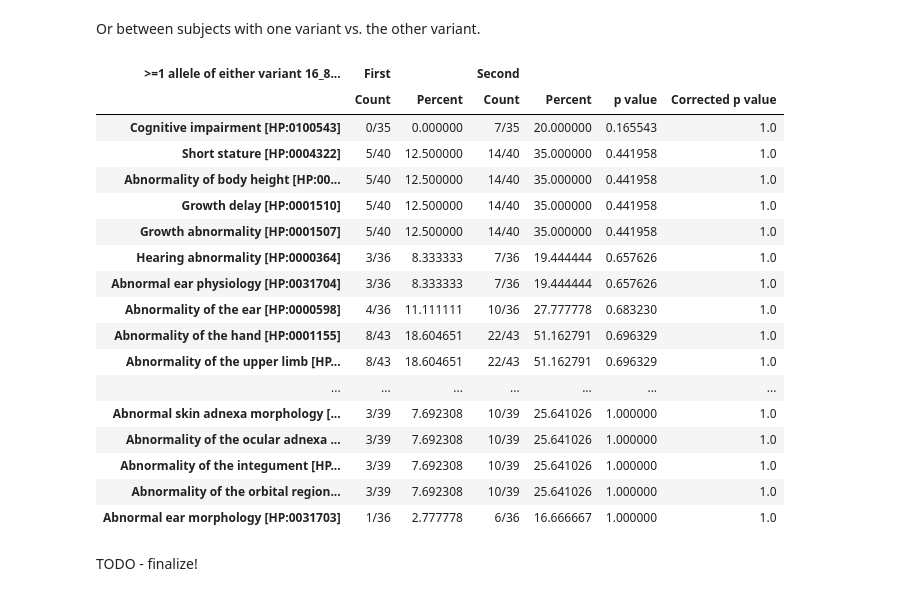
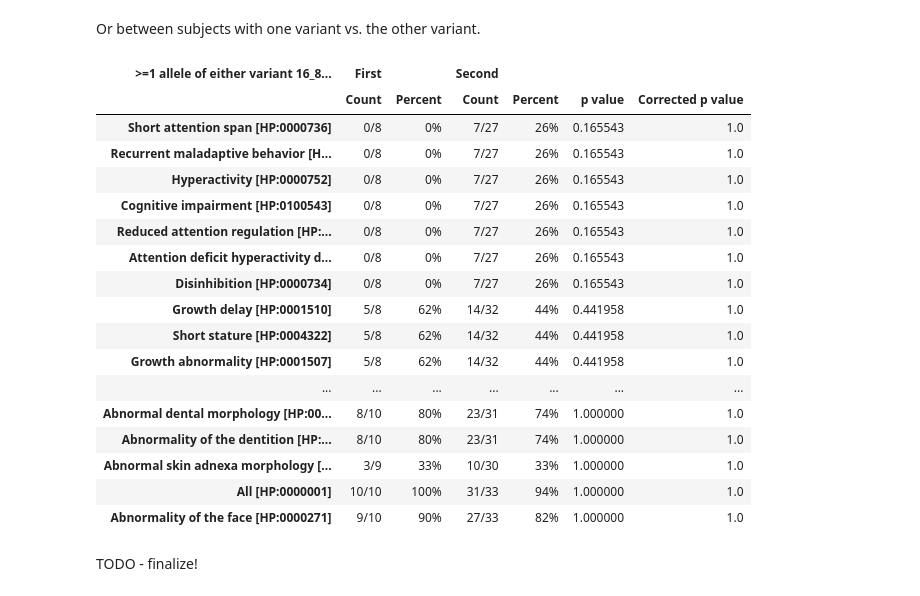
Before and after one commit to monarch-initiative/gpsea, a Jupyter notebook: notebooks/KBG/KBG.ipynb, the cells around one changed output. Drawn from its saved outputs; the diff is of its cells as text; code cells hidden in the pictures.

```diff
--- a/notebooks/KBG/KBG.ipynb
+++ b/notebooks/KBG/KBG.ipynb
@@ -19,5 +19,6 @@ We use HPO `v2023-10-09` release for this analysis.
 # %%
 import hpotk
 
-fpath_hpo = 'https://github.com/obophenotype/human-phenotype-ontology/releases/download/v2023-10-09/hp.json'
-hpo = hpotk.load_minimal_ontology(fpath_hpo)
+store = hpotk.configure_ontology_store()
+hpo = store.load_minimal_hpo(release='v2023-10-09')
+print(f'Loaded HPO v{hpo.version}')
@@ -29,6 +32,6 @@ We will load phenopacket JSON files located in `phenopackets` folder that is nex
 from genophenocorr.preprocessing import configure_caching_cohort_creator, load_phenopacket_folder
 
 fpath_phenopackets = 'phenopackets'
-cohort_creator = configure_caching_cohort_creator(hpo, cache_dir='temp_cache')
+cohort_creator = configure_caching_cohort_creator(hpo, timeout=20)
 cohort = load_phenopacket_folder(fpath_phenopackets, cohort_creator)
 # %% [output]
@@ -116,13 +119,12 @@ Use the entry in the "Key" column to investigate whether specific variants displ
 ## Configure the analysis
 # %%
 from genophenocorr.analysis import configure_cohort_analysis, CohortAnalysisConfiguration
-from genophenocorr.analysis.predicate import BooleanPredicate, GroupingPredicate
+from genophenocorr.analysis.predicate import PatientCategories
 
-analysis_config = CohortAnalysisConfiguration.builder()\
-    .missing_implies_excluded(True)\
-    .pval_correction('fdr_bh')\
-    .min_perc_patients_w_hpo(0.1)\
-    .build()
+analysis_config = CohortAnalysisConfiguration()
+analysis_config.missing_implies_excluded = True
+analysis_config.pval_correction = 'fdr_bh'
+analysis_config.min_perc_patients_w_hpo = 0.1
 analysis = configure_cohort_analysis(cohort, hpo, config=analysis_config)
 # %% [markdown]
 Test for presence of genotype-phenotype correlations between frameshift variants vs. others.
@@ -178,25 +180,25 @@ var_single.summarize(hpo, BooleanPredicate.YES)
 Or between subjects with one variant vs. the other variant.
 # %%
 var_double = analysis.compare_by_variant_keys('16_89284129_89284134_CTTTTT_C', '16_89284634_89284639_GTGTTT_G')
-var_double.summarize(hpo, BooleanPredicate.YES)
+var_double.summarize(hpo, PatientCategories.YES)
 # %% [output]
 | >=1 allele of either variant 16_8... | First |  | Second |  |  |  |
 |  | Count | Percent | Count | Percent | p value | Corrected p value |
-| Cognitive impairment [HP:0100543] | 0/35 | 0.000000 | 7/35 | 20.000000 | 0.165543 | 1.0 |
-| Short stature [HP:0004322] | 5/40 | 12.500000 | 14/40 | 35.000000 | 0.441958 | 1.0 |
-| Abnormality of body height [HP:00... | 5/40 | 12.500000 | 14/40 | 35.000000 | 0.441958 | 1.0 |
-| Growth delay [HP:0001510] | 5/40 | 12.500000 | 14/40 | 35.000000 | 0.441958 | 1.0 |
-| Growth abnormality [HP:0001507] | 5/40 | 12.500000 | 14/40 | 35.000000 | 0.441958 | 1.0 |
-| Hearing abnormality [HP:0000364] | 3/36 | 8.333333 | 7/36 | 19.444444 | 0.657626 | 1.0 |
-| Abnormal ear physiology [HP:0031704] | 3/36 | 8.333333 | 7/36 | 19.444444 | 0.657626 | 1.0 |
-| Abnormality of the ear [HP:0000598] | 4/36 | 11.111111 | 10/36 | 27.777778 | 0.683230 | 1.0 |
-| Abnormality of the hand [HP:0001155] | 8/43 | 18.604651 | 22/43 | 51.162791 | 0.696329 | 1.0 |
-| Abnormality of the upper limb [HP... | 8/43 | 18.604651 | 22/43 | 51.162791 | 0.696329 | 1.0 |
+| Short attention span [HP:0000736] | 0/8 | 0% | 7/27 | 26% | 0.165543 | 1.0 |
+| Recurrent maladaptive behavior [H... | 0/8 | 0% | 7/27 | 26% | 0.165543 | 1.0 |
+| Hyperactivity [HP:0000752] | 0/8 | 0% | 7/27 | 26% | 0.165543 | 1.0 |
+| Cognitive impairment [HP:0100543] | 0/8 | 0% | 7/27 | 26% | 0.165543 | 1.0 |
+| Reduced attention regulation [HP:... | 0/8 | 0% | 7/27 | 26% | 0.165543 | 1.0 |
+| Attention deficit hyperactivity d... | 0/8 | 0% | 7/27 | 26% | 0.165543 | 1.0 |
+| Disinhibition [HP:0000734] | 0/8 | 0% | 7/27 | 26% | 0.165543 | 1.0 |
+| Growth delay [HP:0001510] | 5/8 | 62% | 14/32 | 44% | 0.441958 | 1.0 |
+| Short stature [HP:0004322] | 5/8 | 62% | 14/32 | 44% | 0.441958 | 1.0 |
+| Growth abnormality [HP:0001507] | 5/8 | 62% | 14/32 | 44% | 0.441958 | 1.0 |
 | ... | ... | ... | ... | ... | ... | ... |
-| Abnormal skin adnexa morphology [... | 3/39 | 7.692308 | 10/39 | 25.641026 | 1.000000 | 1.0 |
-| Abnormality of the ocular adnexa ... | 3/39 | 7.692308 | 10/39 | 25.641026 | 1.000000 | 1.0 |
-| Abnormality of the integument [HP... | 3/39 | 7.692308 | 10/39 | 25.641026 | 1.000000 | 1.0 |
-| Abnormality of the orbital region... | 3/39 | 7.692308 | 10/39 | 25.641026 | 1.000000 | 1.0 |
-| Abnormal ear morphology [HP:0031703] | 1/36 | 2.777778 | 6/36 | 16.666667 | 1.000000 | 1.0 |
+| Abnormal dental morphology [HP:00... | 8/10 | 80% | 23/31 | 74% | 1.000000 | 1.0 |
+| Abnormality of the dentition [HP:... | 8/10 | 80% | 23/31 | 74% | 1.000000 | 1.0 |
+| Abnormal skin adnexa morphology [... | 3/9 | 33% | 10/30 | 33% | 1.000000 | 1.0 |
+| All [HP:0000001] | 10/10 | 100% | 31/33 | 94% | 1.000000 | 1.0 |
+| Abnormality of the face [HP:0000271] | 9/10 | 90% | 27/33 | 82% | 1.000000 | 1.0 |
 # %% [markdown]
 TODO - finalize!
```
Also changed, not shown: parts of 7 cells of this notebook, 4 other files.
